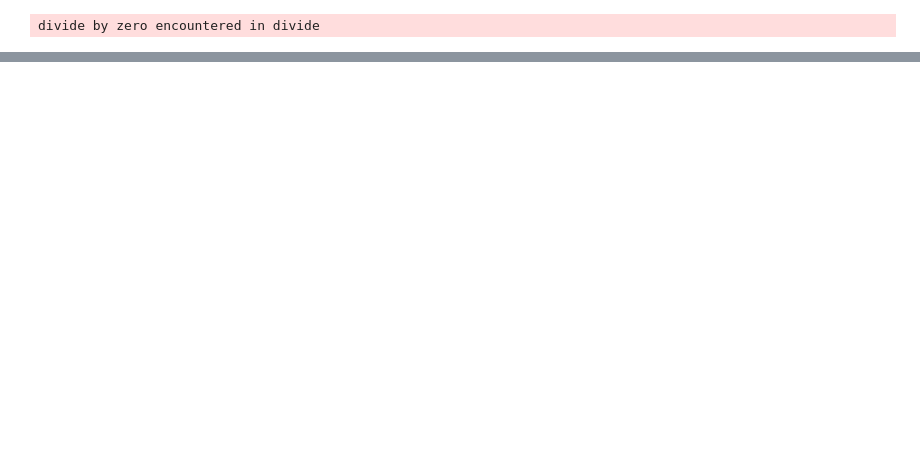
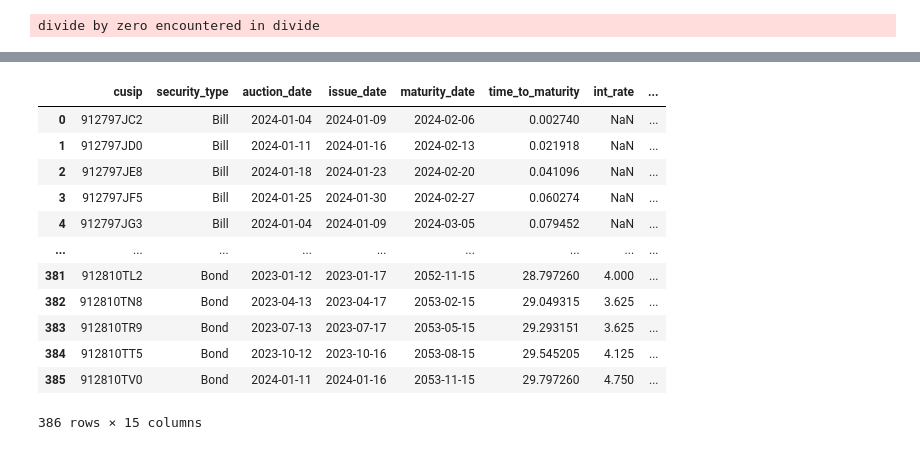
Before and after one commit to cleeclee123/Curvy-CUSIPs, a Jupyter notebook: curvy.ipynb, the cells around one changed output, grey strips where cells are left out. Drawn from its saved outputs; the diff is of its cells as text; code cells hidden in the pictures; blank space fills up the shorter version.

```diff
--- a/curvy.ipynb
+++ b/curvy.ipynb
@@ -227,0 +262,28 @@ nov_41s_df = curve_data_fetcher.fetch_spreads(
+# %%
+quote_type = "eod"
+as_of_date = datetime(2024, 2, 5)
+
+curve_set_df = curve_data_fetcher.build_curve_set(
+    as_of_date=as_of_date,
+    sorted=True,
+    include_off_the_run_number=True,
+    market_cols_to_return=[f"{quote_type}_price", f"{quote_type}_yield"],
+    # calc_free_float=True,
+    use_github=True,
+)
+
+curve_set_df
+# %% [output]
+|  | cusip | security_type | auction_date | issue_date | maturity_date | time_to_maturity | int_rate | ... |
+| 0 | 912797JC2 | Bill | 2024-01-04 | 2024-01-09 | 2024-02-06 | 0.002740 | NaN | ... |
+| 1 | 912797JD0 | Bill | 2024-01-11 | 2024-01-16 | 2024-02-13 | 0.021918 | NaN | ... |
+| 2 | 912797JE8 | Bill | 2024-01-18 | 2024-01-23 | 2024-02-20 | 0.041096 | NaN | ... |
+| 3 | 912797JF5 | Bill | 2024-01-25 | 2024-01-30 | 2024-02-27 | 0.060274 | NaN | ... |
+| 4 | 912797JG3 | Bill | 2024-01-04 | 2024-01-09 | 2024-03-05 | 0.079452 | NaN | ... |
+| ... | ... | ... | ... | ... | ... | ... | ... | ... |
+| 381 | 912810TL2 | Bond | 2023-01-12 | 2023-01-17 | 2052-11-15 | 28.797260 | 4.000 | ... |
+| 382 | 912810TN8 | Bond | 2023-04-13 | 2023-04-17 | 2053-02-15 | 29.049315 | 3.625 | ... |
+| 383 | 912810TR9 | Bond | 2023-07-13 | 2023-07-17 | 2053-05-15 | 29.293151 | 3.625 | ... |
+| 384 | 912810TT5 | Bond | 2023-10-12 | 2023-10-16 | 2053-08-15 | 29.545205 | 4.125 | ... |
+| 385 | 912810TV0 | Bond | 2024-01-11 | 2024-01-16 | 2053-11-15 | 29.797260 | 4.750 | ... |
+386 rows × 15 columns
```
Also changed, not shown: parts of 4 cells of this notebook, 5 other files.
